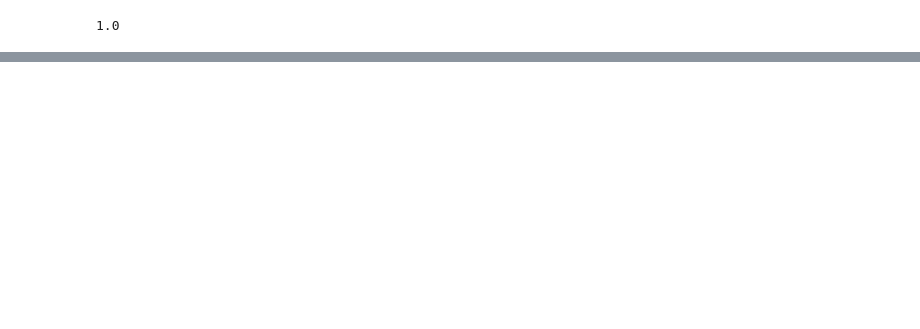
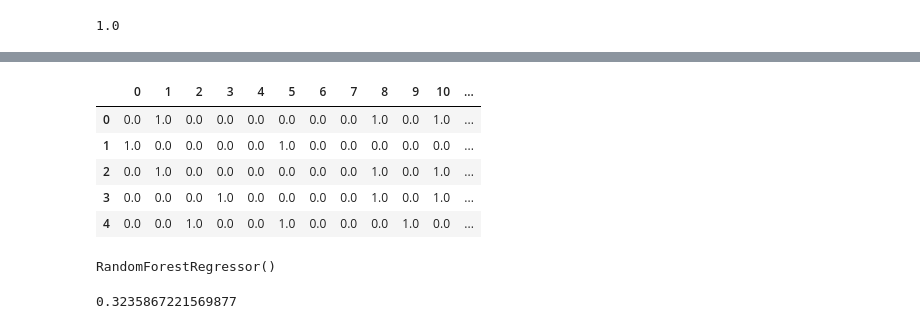
Before and after one commit to calebcharles343/AI_Machine-Leaning_-_Data-Science, a Jupyter notebook: sample_project/introduction-to-scikit-learn.ipynb, the cells around one changed output, grey strips where cells are left out. Cells and saved outputs as stored; diff of their text form; code cells hidden in the pictures; blank space fills up the shorter version.

Commit message:
sklearn update

```diff
--- a/sample_project/introduction-to-scikit-learn.ipynb
+++ b/sample_project/introduction-to-scikit-learn.ipynb
@@ -116,0 +279,4 @@ clf.score(x_test, y_test)
+# %%
+
+car_sales = pd.read_csv('data/car-sales-extended.csv')
+car_sales.head()
@@ -116,0 +311,34 @@ clf.score(x_test, y_test)
+# %%
+# Create X AND y
+# Create X (features matrix)
+X = car_sales.drop('Price', axis=1)
+
+# Create y  (labels)
+y = car_sales['Price']
+
+# Split the dataset into training and testing sets
+
+X_train, X_test, y_train, y_test = train_test_split(
+    X,  # Features Matrix
+    y,  # Target variable
+    test_size=0.2,  # 20% of the data for testing and 80% for training
+    # random_state=42  # Ensures reproducibility
+)
+# %%
+# Turn the categories into numbers, if feature include str types
+# To avoid ValueError: could not convert string to float: 'Toyota'
+from sklearn.preprocessing import OneHotEncoder
+from sklearn.compose import ColumnTransformer
+
+categorical_features = ['Make', 'Colour', 'Doors']
+one_hot = OneHotEncoder() # This encoder will convert each category into a new column with binary values (0 or 1).
+transformer = ColumnTransformer([('one_hot',
+                                  one_hot, # applies the OneHotEncoder to the specified categorical columns
+                                  categorical_features)], # specified categorical columns
+                                 remainder='passthrough') # part means that all other columns (not listed in categorical_features) will be left unchanged.
+transformed_X = transformer.fit_transform(X) # This line applies the transformations to your dataset X
+transformed_X
+
+####################
+# simpler approch for smaller project, need a quick solution, or are just starting out and want to keep things simple.
+# X = pd.get_dummies(X, columns=['Make', 'Colour', 'Doors'])
@@ -116,0 +368,31 @@ clf.score(x_test, y_test)
+# %%
+pd.DataFrame(transformed_X).head()
+# %% [output]
+|  | 0 | 1 | 2 | 3 | 4 | 5 | 6 | 7 | 8 | 9 | 10 | ... |
+| 0 | 0.0 | 1.0 | 0.0 | 0.0 | 0.0 | 0.0 | 0.0 | 0.0 | 1.0 | 0.0 | 1.0 | ... |
+| 1 | 1.0 | 0.0 | 0.0 | 0.0 | 0.0 | 1.0 | 0.0 | 0.0 | 0.0 | 0.0 | 0.0 | ... |
+| 2 | 0.0 | 1.0 | 0.0 | 0.0 | 0.0 | 0.0 | 0.0 | 0.0 | 1.0 | 0.0 | 1.0 | ... |
+| 3 | 0.0 | 0.0 | 0.0 | 1.0 | 0.0 | 0.0 | 0.0 | 0.0 | 1.0 | 0.0 | 1.0 | ... |
+| 4 | 0.0 | 0.0 | 1.0 | 0.0 | 0.0 | 1.0 | 0.0 | 0.0 | 0.0 | 1.0 | 0.0 | ... |
+# %%
+# Let's refit the model
+# Build machine learning model
+from sklearn.ensemble import RandomForestRegressor
+model = RandomForestRegressor()
+
+np.random.seed(42)
+
+X_train, X_test, y_train, y_test = train_test_split(
+    transformed_X,  # Features Matrix
+    y,  # Target variable
+    test_size=0.2,  # 20% of the data for testing and 80% for training
+    # random_state=42  # Ensures reproducibility
+)
+
+model.fit(X_train, y_train)
+# %% [output]
+RandomForestRegressor()
+# %%
+model.score(X_test, y_test)
+# %% [output]
+0.3235867221569877
```
Also changed, not shown: parts of 59 cells of this notebook, 1 other file.
